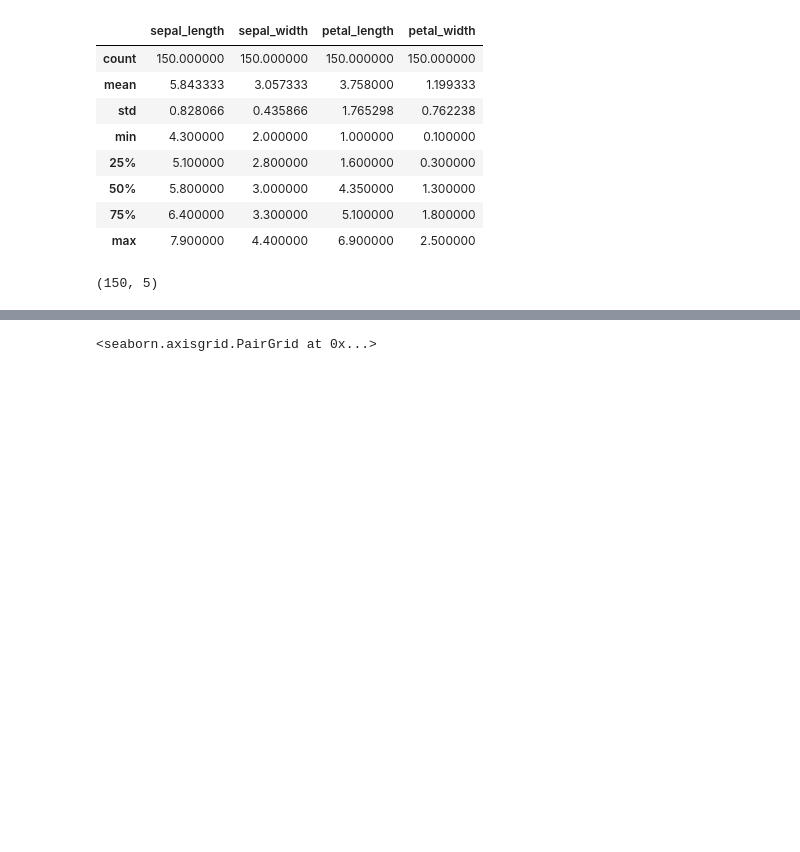
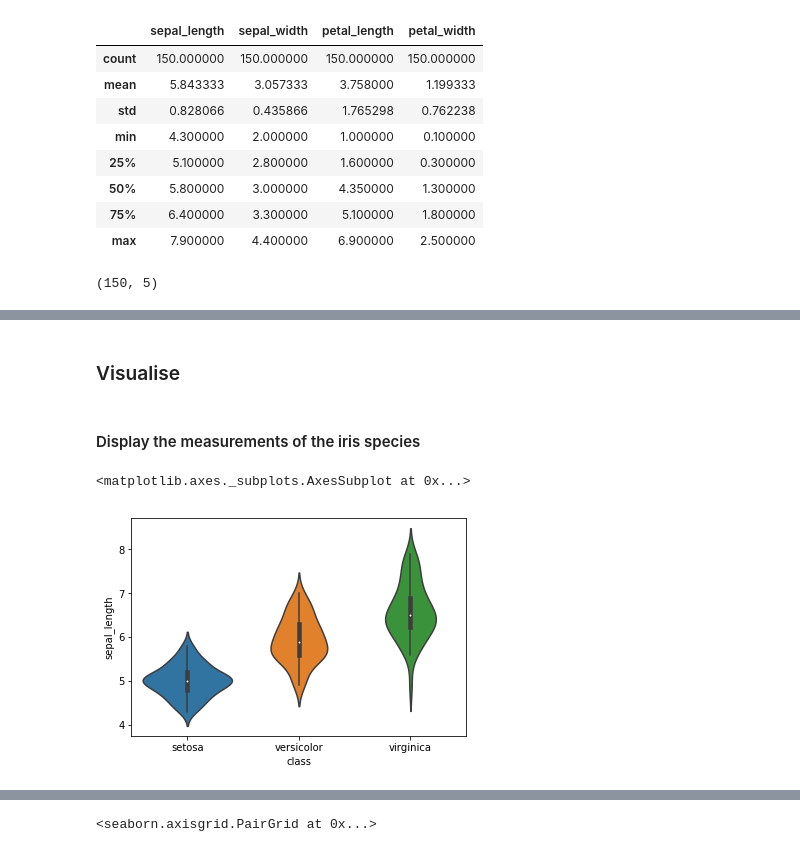
Before and after one commit to cristina1997/Emerging_Technologies_Project, a Jupyter notebook: 2.Iris-Dataset-Notebook/iris-dataset-notebook.ipynb, the cells around one changed output, grey strips where cells are left out. Cells and saved outputs as stored; diff of their text form; code cells hidden in the pictures; blank space fills up the shorter version.

Commit message:
Added extra visual data on Iris dataset

```diff
--- a/2.Iris-Dataset-Notebook/iris-dataset-notebook.ipynb
+++ b/2.Iris-Dataset-Notebook/iris-dataset-notebook.ipynb
@@ -156 +154,12 @@ versicolor    50
 Name: class, dtype: int64
+# %% [markdown]
+### Visualise
+# %% [markdown]
+#### Display the measurements of the iris species
+# %%
+# Source code adapted from:
+# - https://www.kaggle.com/adityabhat24/iris-data-analysis-and-machine-learning-python
+sns.violinplot(data=dataset, x="class", y="sepal_length")
+# %% [output]
+<matplotlib.axes._subplots.AxesSubplot at 0x...>
+[figure, added]
```
Also changed, not shown: parts of 11 cells of this notebook.
